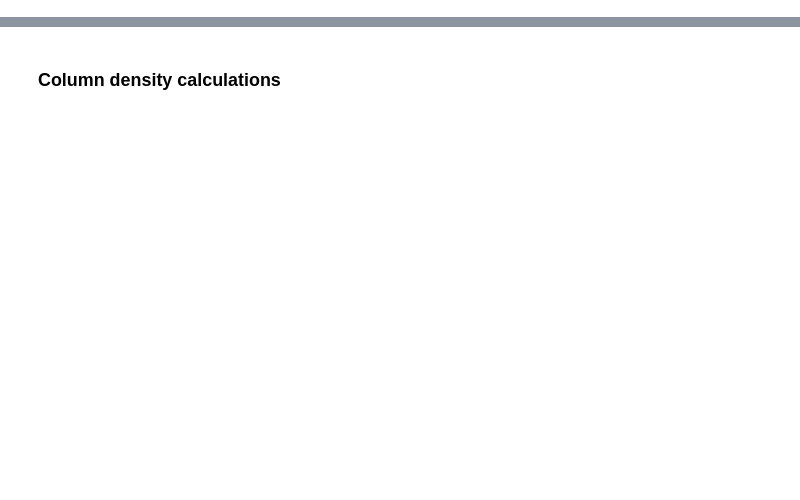
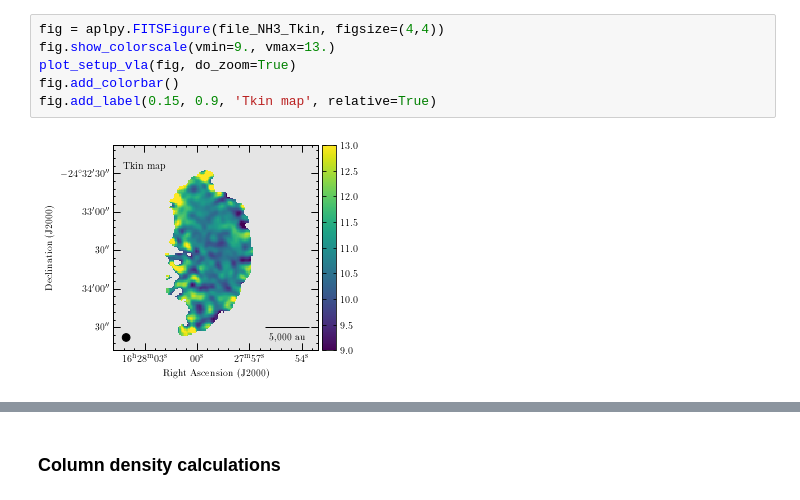
Before and after one commit to jpinedaf/H-MM1_NH3, a Jupyter notebook: H-MM1_compare_NH2D_NH3.ipynb, the cells around one changed output, grey strips where cells are left out. Cells and saved outputs as stored; diff of their text form; blank space fills up the shorter version.

```diff
--- a/H-MM1_compare_NH2D_NH3.ipynb
+++ b/H-MM1_compare_NH2D_NH3.ipynb
@@ -327,0 +194,8 @@ plt.show()
+# %%
+fig = aplpy.FITSFigure(file_NH3_Tkin, figsize=(4,4))
+fig.show_colorscale(vmin=9., vmax=13.)
+plot_setup_vla(fig, do_zoom=True)
+fig.add_colorbar()
+fig.add_label(0.15, 0.9, 'Tkin map', relative=True)
+# %% [output]
+[figure, added]
```
Also changed, not shown: parts of 138 cells of this notebook, 4 other files.
